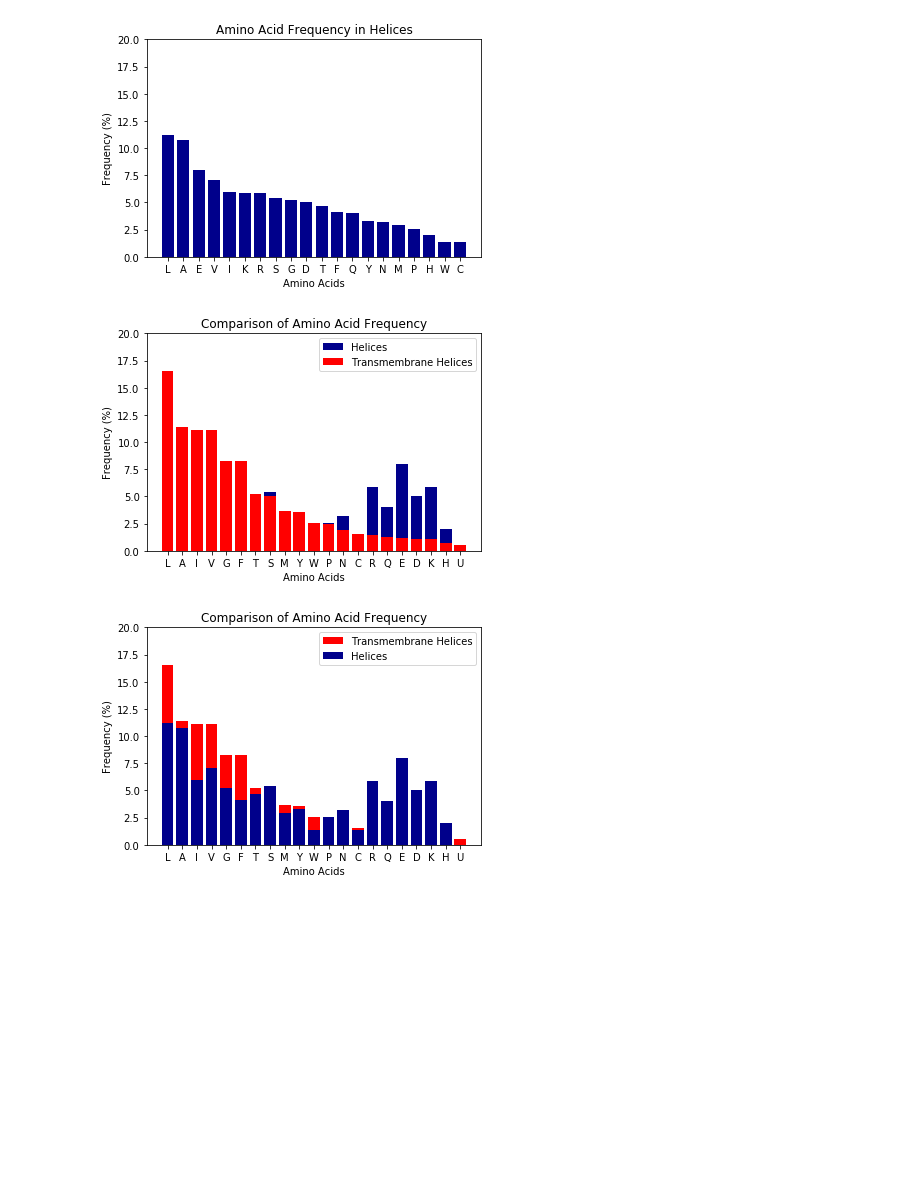
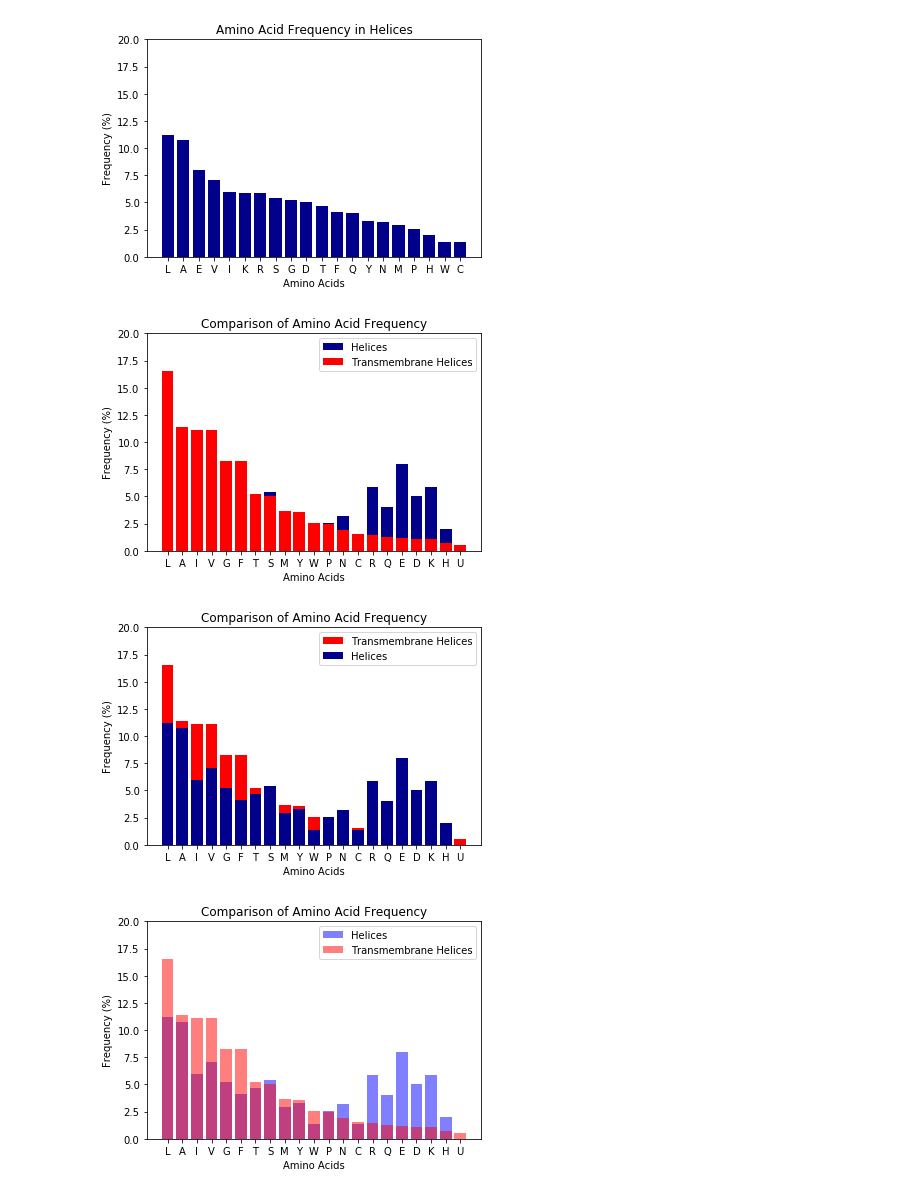
Before and after one commit to julianspaeth/transmembrane-identifier, a Jupyter notebook: src/classification/Parse PDBTM.ipynb, the cells around one changed output. Cells and saved outputs as stored; diff of their text form; code cells hidden in the pictures; blank space fills up the shorter version.

Commit message:
Add new plot with overlap

```diff
--- a/src/classification/Parse PDBTM.ipynb
+++ b/src/classification/Parse PDBTM.ipynb
@@ -149,6 +149,7 @@ plt.xticks(range(len(amino_acids_tm_helices)), list(amino_acids_tm_helices.keys(
 plt.xlabel("Amino Acids")
 plt.ylabel("Frequency (%)")
 f1.savefig('figures/aa_tm_helix_frequency.pdf')
+f1.savefig('figures/aa_tm_helix_frequency.png')
 plt.ylim([0,20])
 plt.show
 
@@ -183,6 +184,7 @@ plt.xlabel("Amino Acids")
 plt.ylabel("Frequency (%)")
 plt.ylim([0,20])
 f2.savefig('figures/aa_helix_frequency.pdf')
+f2.savefig('figures/aa_helix_frequency.png')
 plt.show
 
 amino_acids_helices_same_sort = {
@@ -211,30 +213,46 @@ amino_acids_helices_same_sort = {
 
 f3 = plt.figure()
 plt.bar(range(len(amino_acids_helices_same_sort)), list(amino_acids_helices_same_sort.values()), align='center', color='darkblue')
 plt.bar(range(len(amino_acids_tm_helices)), list(amino_acids_tm_helices.values()), align='center', color='red')
 plt.xticks(range(len(amino_acids_tm_helices)), list(amino_acids_tm_helices.keys()))
 plt.title("Comparison of Amino Acid Frequency")
 plt.legend(["Helices", "Transmembrane Helices"])
 plt.xlabel("Amino Acids")
 plt.ylabel("Frequency (%)")
 plt.ylim([0,20])
 f3.savefig('figures/comparison_tm_back.pdf')
+f3.savefig('figures/comparison_tm_back.png')
 plt.show
 
 f4 = plt.figure()
 plt.bar(range(len(amino_acids_tm_helices)), list(amino_acids_tm_helices.values()), align='center', color='red')
 plt.bar(range(len(amino_acids_helices_same_sort)), list(amino_acids_helices_same_sort.values()), align='center', color='darkblue')
 plt.xticks(range(len(amino_acids_tm_helices)), list(amino_acids_tm_helices.keys()))
 plt.title("Comparison of Amino Acid Frequency")
 plt.legend(["Transmembrane Helices", "Helices"])
 plt.xlabel("Amino Acids")
 plt.ylabel("Frequency (%)")
 plt.ylim([0,20])
 f4.savefig('figures/comparison_tm_front.pdf')
+f4.savefig('figures/comparison_tm_front.png')
 plt.show
+
+f5 = plt.figure()
+plt.bar(range(len(amino_acids_helices_same_sort)), list(amino_acids_helices_same_sort.values()), align='center', color='blue', alpha=0.5)
+plt.bar(range(len(amino_acids_tm_helices)), list(amino_acids_tm_helices.values()), align='center', color='red', alpha=0.5)
+plt.xticks(range(len(amino_acids_tm_helices)), list(amino_acids_tm_helices.keys()))
+plt.title("Comparison of Amino Acid Frequency")
+plt.legend(["Helices", "Transmembrane Helices"])
+plt.xlabel("Amino Acids")
+plt.ylabel("Frequency (%)")
+plt.ylim([0,20])
+f5.savefig('figures/comparison.pdf')
+f5.savefig('figures/comparison.png')
+plt.show
 # %% [output]
 <function matplotlib.pyplot.show(*args, **kw)>
 [figure]
 [figure]
 [figure]
 [figure]
+[figure, added]
```
Also changed, not shown: 6 other files.
